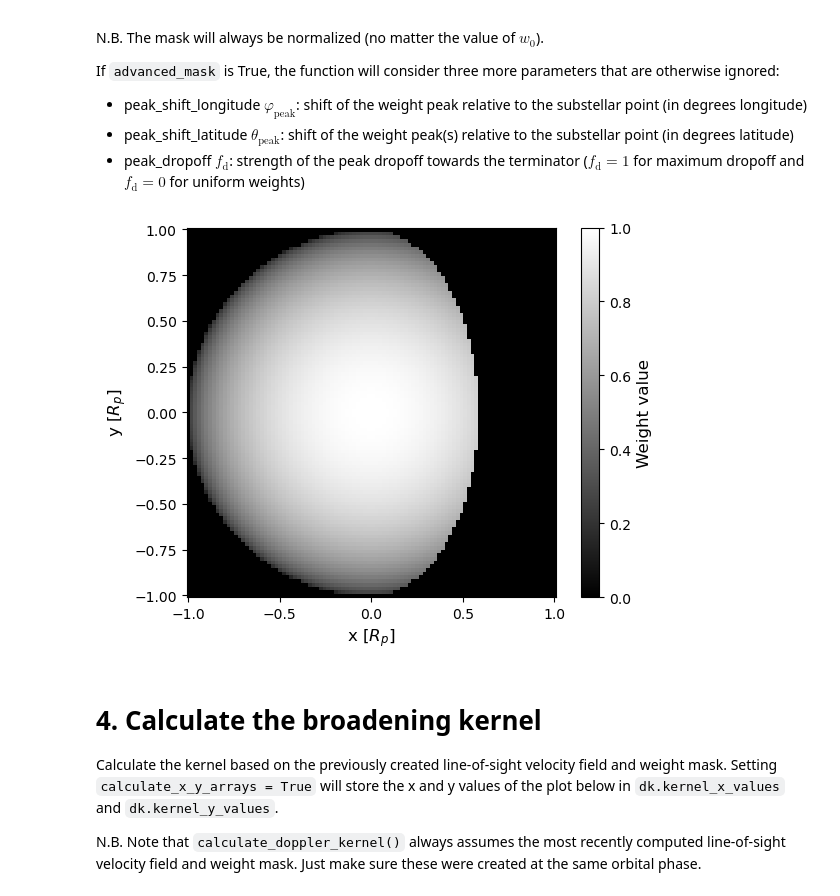
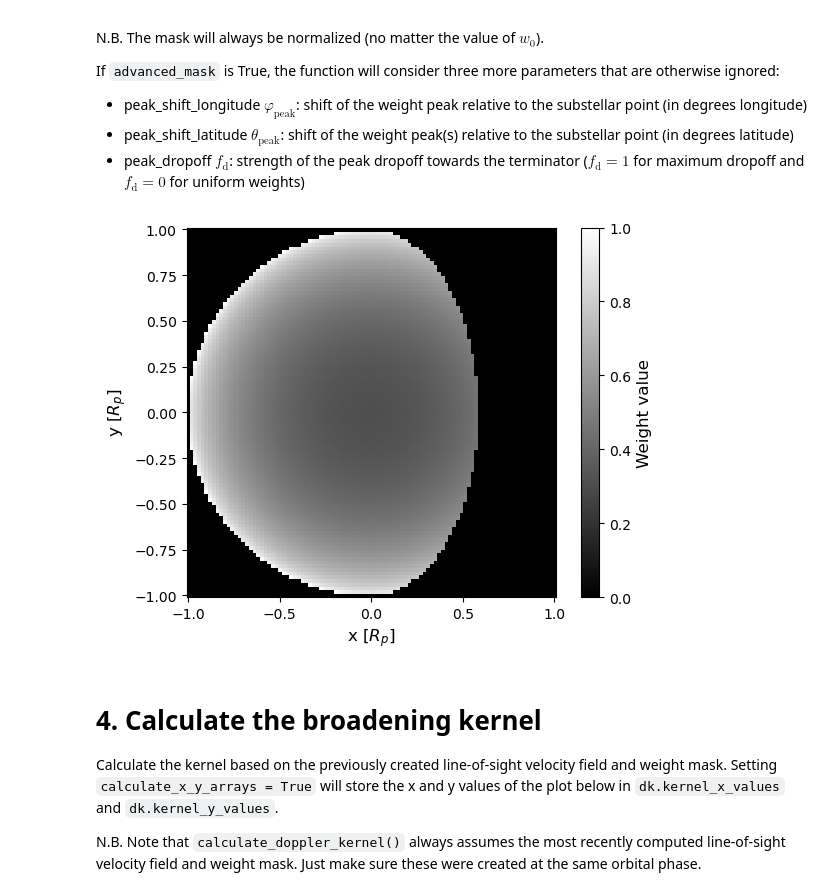
Before and after one commit to joostwardenier/dopplerkernel, a Jupyter notebook: doppler_kernel_tutorial.ipynb, the cells around one changed output. Drawn from its saved outputs; the diff is of its cells as text; code cells hidden in the pictures.

```diff
--- a/doppler_kernel_tutorial.ipynb
+++ b/doppler_kernel_tutorial.ipynb
@@ -43,13 +43,13 @@ If `advanced_mask` is True, the function will consider three more parameters tha
 - peak_dropoff $f_{\text{d}}$: strength of the peak dropoff towards the terminator ($f_{\text{d}} = 1$ for maximum dropoff and $f_{\text{d}} = 0$ for uniform weights)
 # %%
 # Calculate the weight maks
-dk.make_weight_mask(orbital_phase=0.35, w_0=10., peak_shift_longitude=0., peak_shift_latitude=80.,
+dk.make_weight_mask(orbital_phase=0.35, w_0=0.3, peak_shift_longitude=0., peak_shift_latitude=80.,
                         peak_dropoff=1., nightside_zero=True, advanced_mask=False)
 
 # Plot the weight mask
 dk.plot_weight_mask()
 # %% [output]
-[figure, old version]
+[figure, new version]
 # %% [markdown]
 # 4. Calculate the broadening kernel
 Calculate the kernel based on the previously created line-of-sight velocity field and weight mask. Setting `calculate_x_y_arrays = True` will store the x and y values of the plot below in `dk.kernel_x_values` and `dk.kernel_y_values`.
```
Also changed, not shown: parts of 9 cells of this notebook.
